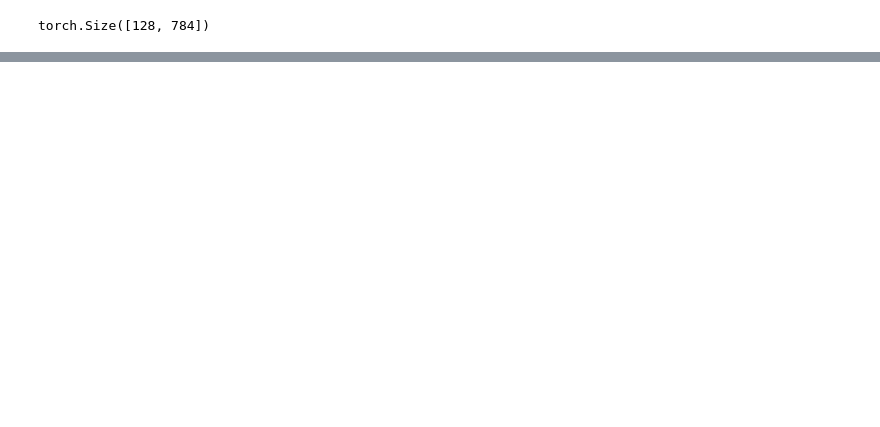
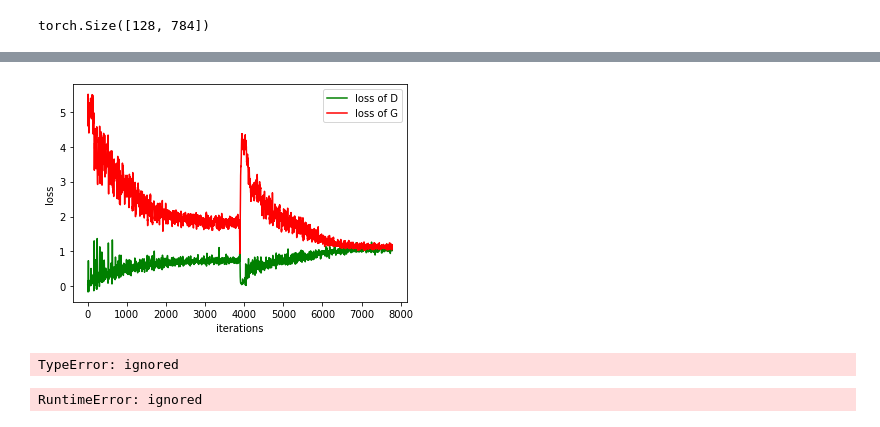
Before and after one commit to singwang-cn/Neural_Networks, a Jupyter notebook: DCGANs_for_graduation_thesis.ipynb, the cells around one changed output, grey strips where cells are left out. Drawn from its saved outputs; the diff is of its cells as text; code cells hidden in the pictures; blank space fills up the shorter version.

```diff
--- a/DCGANs_for_graduation_thesis.ipynb
+++ b/DCGANs_for_graduation_thesis.ipynb
@@ -329,4 +339,7 @@ def get_optimizer(model):
     return optimizer
+# %%
+d_loss_list = []
+g_loss_list = []
 # %%
 D_DC = build_dc_classifier().type(dtype)
 D_DC.apply(initialize_weights)
@@ -353,0 +353,10 @@ Iter: 1250, D: 1.24, G:1.022
+# %%
+plt.figure('Loss')
+plt.plot(scipy.signal.savgol_filter(d_loss_list, 25, 5)[15:], 'g', label='loss of D')
+plt.plot(scipy.signal.savgol_filter(g_loss_list, 25, 5)[15:], 'r', label='loss of G')
+plt.xlabel("iterations")
+plt.ylabel("loss")
+plt.legend()
+#plt.savefig(fname='/content/drive/MyDrive/Colab Notebooks/TTURloss.png')
+# %% [output]
+[figure, added]
@@ -353,0 +402,8 @@ Iter: 1250, D: 1.24, G:1.022
+# %%
+calculate_fid(original_img, original_img)
+# %% [output]
+TypeError: ignored
+# %%
+D_DC(torch.Tensor(original_img).type(dtype))
+# %% [output]
+RuntimeError: ignored
```
Also changed, not shown: parts of 8 cells of this notebook.
